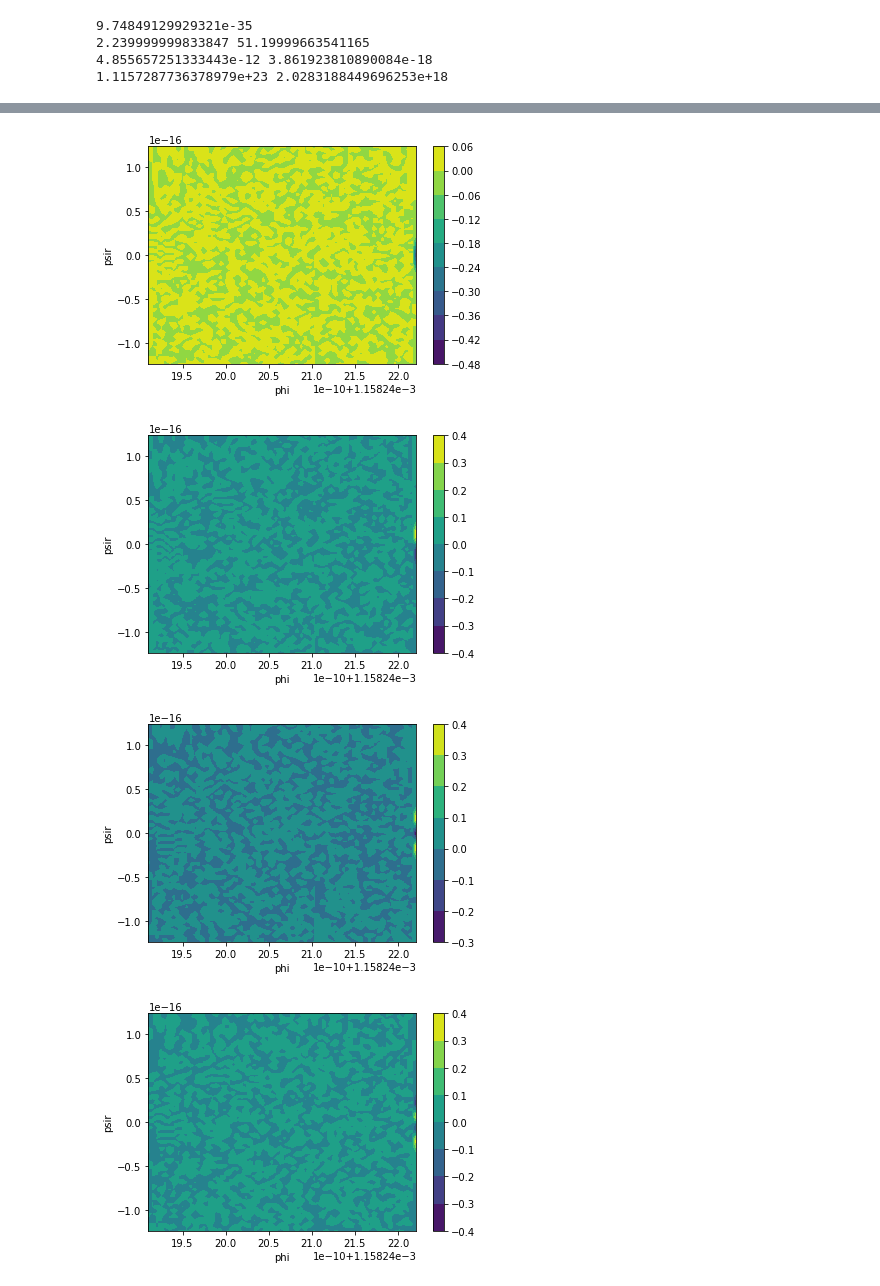
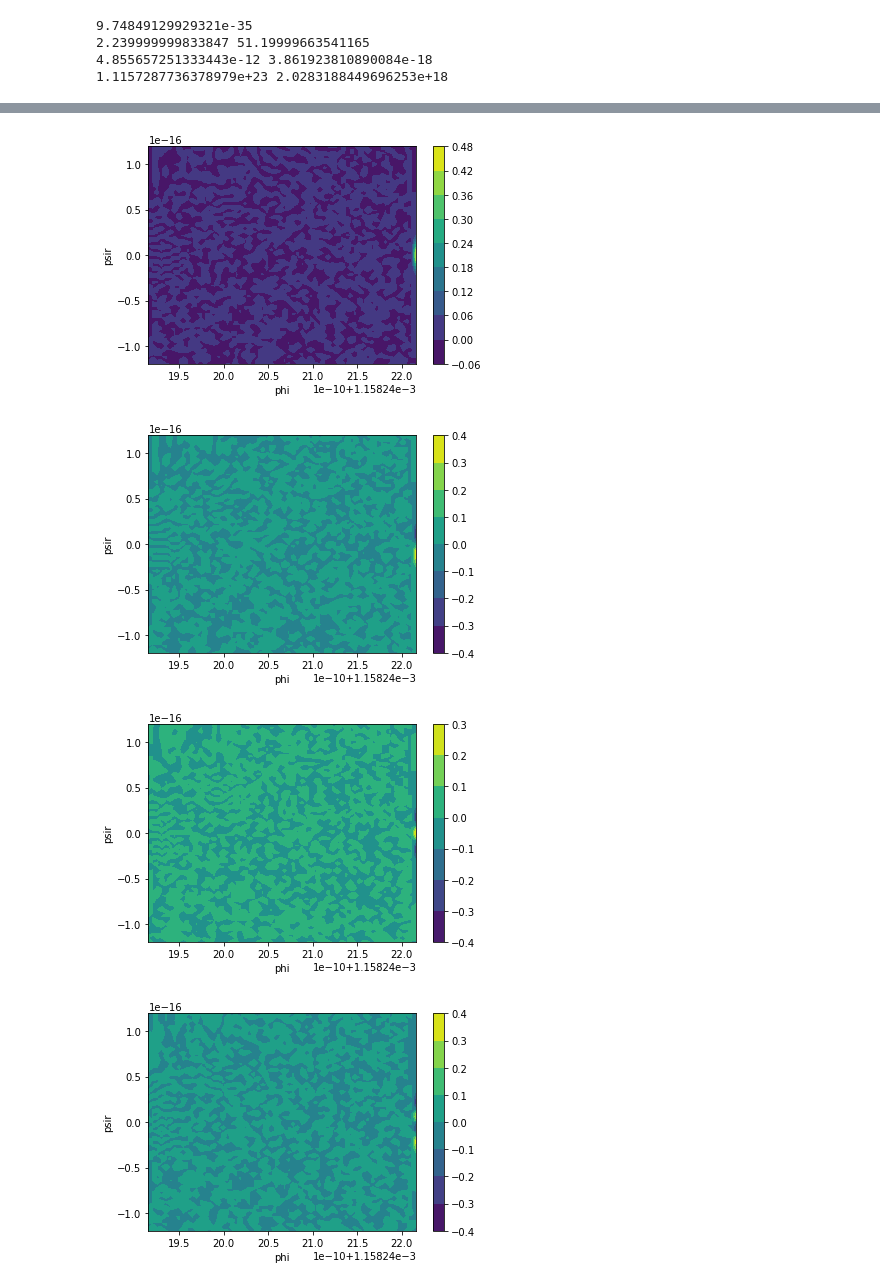
Before and after one commit to Koichi-Miyamoto/StochasticInflationDiffOpEigen, a Jupyter notebook: Hybrid_psiNotRadius_phi=phic近傍だけ_NeumannOriFunc.ipynb, the cells around one changed output, grey strips where cells are left out. Drawn from its saved outputs; the diff is of its cells as text; code cells hidden in the pictures.

Commit message:
customGridの場合の離散化行列のサイズ指定を修正

```diff
--- a/Hybrid_psiNotRadius_phi=phic近傍だけ_NeumannOriFunc.ipynb
+++ b/Hybrid_psiNotRadius_phi=phic近傍だけ_NeumannOriFunc.ipynb
@@ -215,17 +215,14 @@ np.set_printoptions()
 # %%
 # 固有関数のプロット
-grid_phi = np.linspace(phimin, phimax, nGrid)
-grid_psir = np.linspace(-psimax, psimax, nGrid)
-
 for iEig in range(5):
     fig, ax1 = plt.subplots(1)
-    cntr1 = ax1.contourf(grid_phi, grid_psir, np.reshape(eigVecsSort_NeuNeu[iEig], (nGrid, nGrid)).T)
+    cntr1 = ax1.contourf(customGrid_phi_woEnd, customGrid_psir_woEnd, np.reshape(eigVecsSort_NeuNeu[iEig], (nGrid-2, nGrid-2)).T)
     fig.colorbar(cntr1, ax=ax1)
     ax1.set_xlabel("phi")
     ax1.set_ylabel("psir")
     plt.show()
 # %% [output]
-[figure, old version]
+[figure, new version]
-[figure, old version]
+[figure, new version]
-[figure, old version]
+[figure, new version]
-[figure, old version]
+[figure, new version]
```
Also changed, not shown: parts of 11 cells of this notebook, 1 other file.
